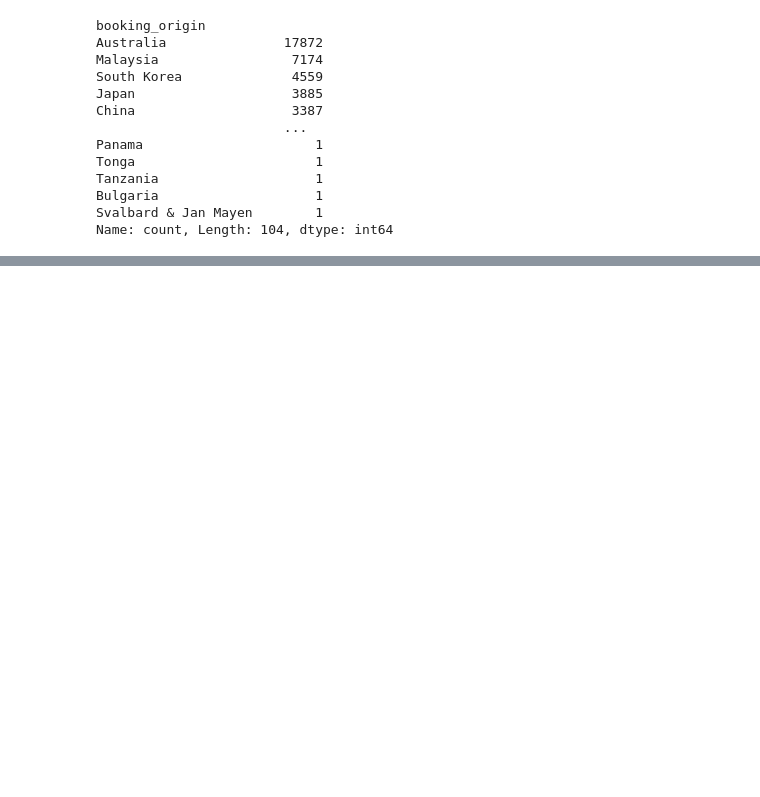
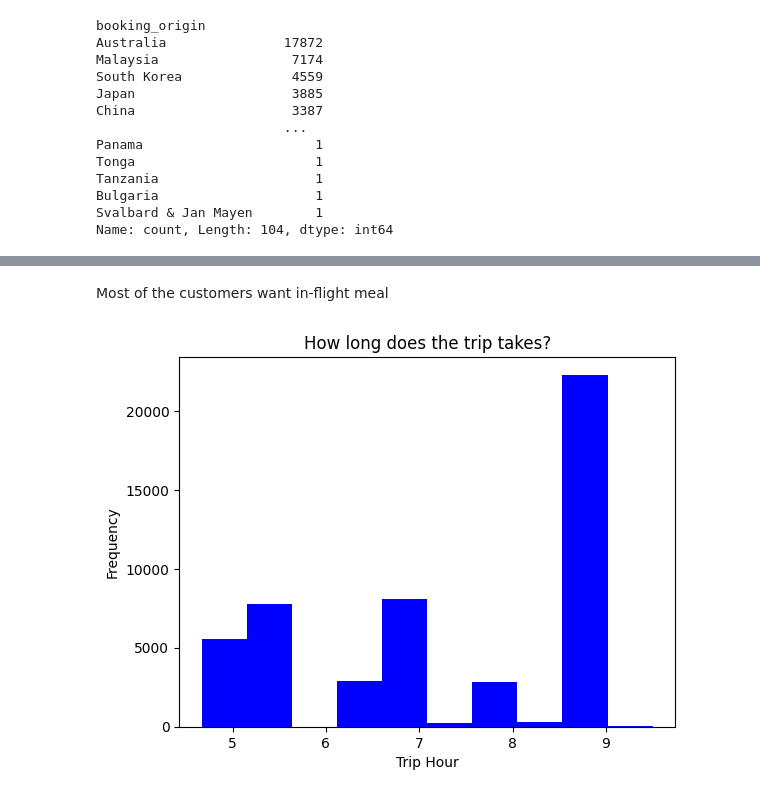
Before and after one commit to julam9/British-Airways-Modelling-Task, a Jupyter notebook: modelling_booking.ipynb, the cells around one changed output, grey strips where cells are left out. Saved outputs shown, nothing was run; the diff lists cells and outputs as text; code cells hidden in the pictures; blank space fills up the shorter version.

```diff
--- a/modelling_booking.ipynb
+++ b/modelling_booking.ipynb
@@ -224,0 +227,9 @@ Error in callback <function flush_figures at 0x...> (for post_execute), with arg
+# %% [markdown]
+Most of the customers want in-flight meal
+# %%
+plt.hist(data=df, x="flight_duration", color="blue")
+plt.title("How long does the trip takes?");
+plt.ylabel("Frequency")
+plt.xlabel("Trip Hour");
+# %% [output]
+[figure, added]
```
Also changed, not shown: parts of 10 cells of this notebook.
